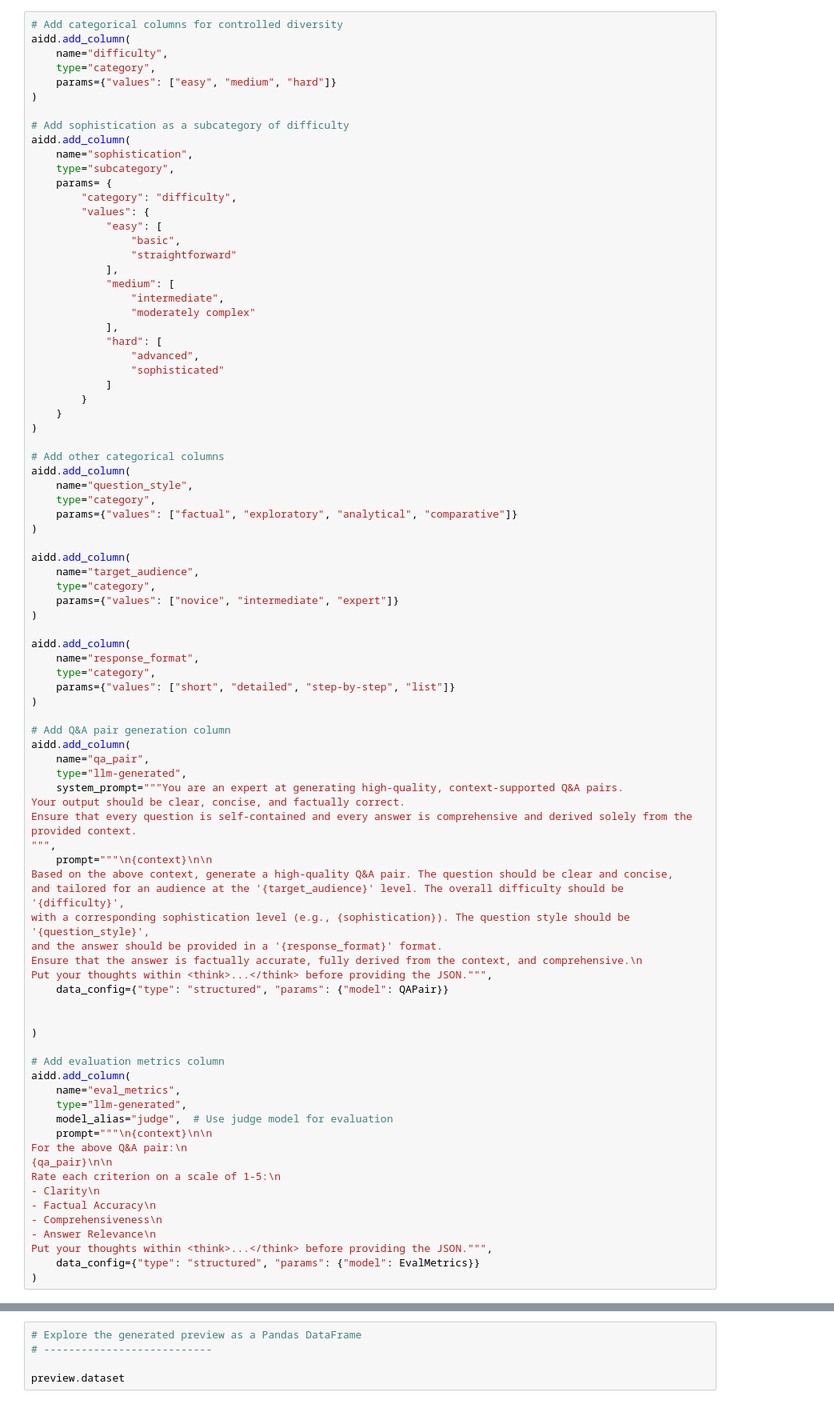
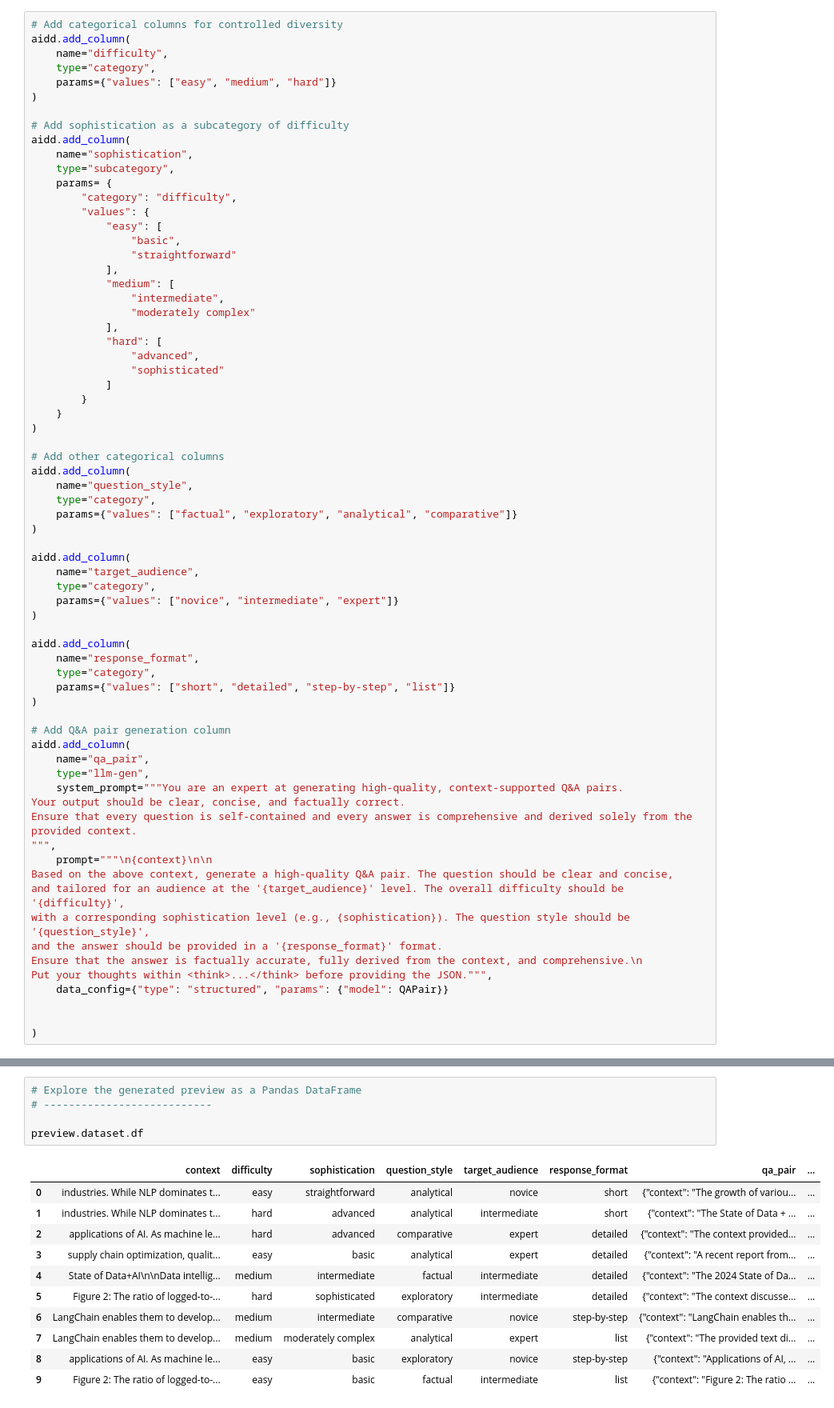
Before and after one commit to gretelai/gretel-blueprints, a Jupyter notebook: docs/notebooks/demo/navigator/qa-generation/data_designer_sdk_qa_pairs.ipynb, the cells around one changed output, grey strips where cells are left out. Shown at 80% size. Cells and saved outputs as stored; diff of their text form.

```diff
--- a/docs/notebooks/demo/navigator/qa-generation/data_designer_sdk_qa_pairs.ipynb
+++ b/docs/notebooks/demo/navigator/qa-generation/data_designer_sdk_qa_pairs.ipynb
@@ -189,7 +200,7 @@ aidd.add_column(
 # Add Q&A pair generation column
 aidd.add_column(
     name="qa_pair",
-    type="llm-generated",
+    type="llm-gen",
     system_prompt="""You are an expert at generating high-quality, context-supported Q&A pairs.
 Your output should be clear, concise, and factually correct.
 Ensure that every question is self-contained and every answer is comprehensive and derived solely from the provided context.
@@ -205,20 +216,3 @@ Put your thoughts within <think>...</think> before providing the JSON.""",
 
 
 )
-
-# Add evaluation metrics column
-aidd.add_column(
-    name="eval_metrics",
-    type="llm-generated",
-    model_alias="judge",  # Use judge model for evaluation
-    prompt="""\n{context}\n\n
-For the above Q&A pair:\n
-{qa_pair}\n\n
-Rate each criterion on a scale of 1-5:\n
-- Clarity\n
-- Factual Accuracy\n
-- Comprehensiveness\n
-- Answer Relevance\n
-Put your thoughts within <think>...</think> before providing the JSON.""",
-    data_config={"type": "structured", "params": {"model": EvalMetrics}}
-)
@@ -229,8 +350,20 @@ preview.display_sample_record()
 # %%
 # Explore the generated preview as a Pandas DataFrame
 # ---------------------------
 
-preview.dataset
+preview.dataset.df
+# %% [output]
+|  | context | difficulty | sophistication | question_style | target_audience | response_format | qa_pair | ... |
+| 0 | industries. While NLP dominates t... | easy | straightforward | analytical | novice | short | {"context": "The growth of variou... | ... |
+| 1 | industries. While NLP dominates t... | hard | advanced | analytical | intermediate | short | {"context": "The State of Data + ... | ... |
+| 2 | applications of AI. As machine le... | hard | advanced | comparative | expert | detailed | {"context": "The context provided... | ... |
+| 3 | supply chain optimization, qualit... | easy | basic | analytical | expert | detailed | {"context": "A recent report from... | ... |
+| 4 | State of Data+AI\n\nData intellig... | medium | intermediate | factual | intermediate | detailed | {"context": "The 2024 State of Da... | ... |
+| 5 | Figure 2: The ratio of logged-to-... | hard | sophisticated | exploratory | intermediate | detailed | {"context": "The context discusse... | ... |
+| 6 | LangChain enables them to develop... | medium | intermediate | comparative | novice | step-by-step | {"context": "LangChain enables th... | ... |
+| 7 | LangChain enables them to develop... | medium | moderately complex | analytical | expert | list | {"context": "The provided text di... | ... |
+| 8 | applications of AI. As machine le... | easy | basic | exploratory | novice | step-by-step | {"context": "Applications of AI, ... | ... |
+| 9 | Figure 2: The ratio of logged-to-... | easy | basic | factual | intermediate | list | {"context": "Figure 2: The ratio ... | ... |
 # %%
 # Submit batch job
 workflow_run = aidd.create(
```
Also changed, not shown: parts of 6 cells of this notebook, 12 other files.
